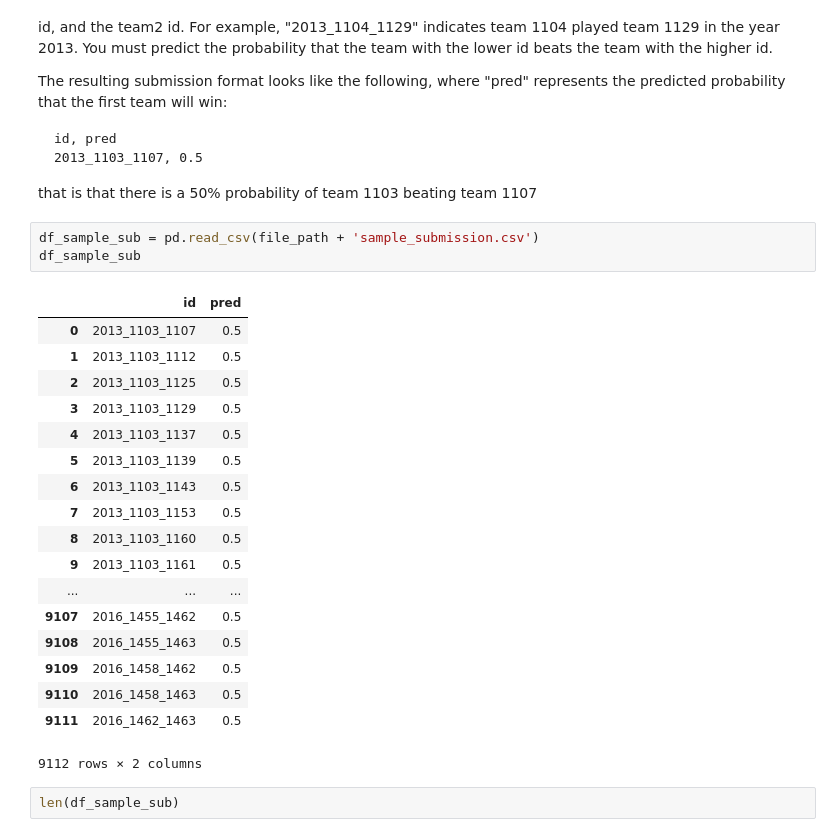
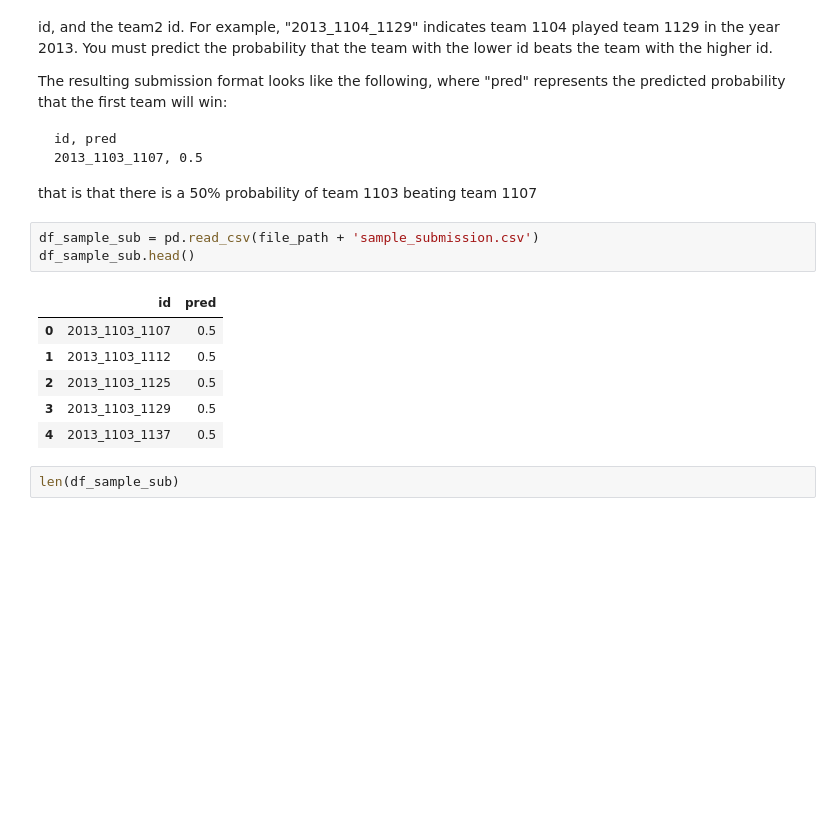
Before and after one commit to agbs2k8/Git_Tracked_Notebooks, a Jupyter notebook: 2017_March_Madness.ipynb, the cells around one changed output. Drawn from its saved outputs; the diff is of its cells as text; blank space fills up the shorter version.

```diff
--- a/2017_March_Madness.ipynb
+++ b/2017_March_Madness.ipynb
@@ -291,26 +319,14 @@ The resulting submission format looks like the following, where "pred" represent
 that is that there is a 50% probability of team 1103 beating team 1107
 # %%
 df_sample_sub = pd.read_csv(file_path + 'sample_submission.csv')
-df_sample_sub
+df_sample_sub.head()
 # %% [output]
 |  | id | pred |
 | 0 | 2013_1103_1107 | 0.5 |
 | 1 | 2013_1103_1112 | 0.5 |
 | 2 | 2013_1103_1125 | 0.5 |
 | 3 | 2013_1103_1129 | 0.5 |
 | 4 | 2013_1103_1137 | 0.5 |
-| 5 | 2013_1103_1139 | 0.5 |
-| 6 | 2013_1103_1143 | 0.5 |
-| 7 | 2013_1103_1153 | 0.5 |
-| 8 | 2013_1103_1160 | 0.5 |
-| 9 | 2013_1103_1161 | 0.5 |
-| ... | ... | ... |
-| 9107 | 2016_1455_1462 | 0.5 |
-| 9108 | 2016_1455_1463 | 0.5 |
-| 9109 | 2016_1458_1462 | 0.5 |
-| 9110 | 2016_1458_1463 | 0.5 |
-| 9111 | 2016_1462_1463 | 0.5 |
-9112 rows × 2 columns
 # %%
 len(df_sample_sub)
 # %% [output]
```
Also changed, not shown: parts of 66 cells of this notebook.
